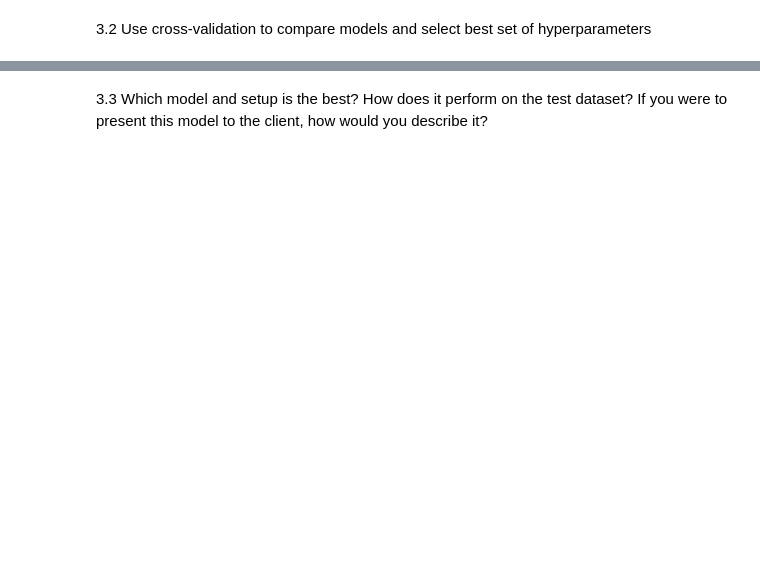
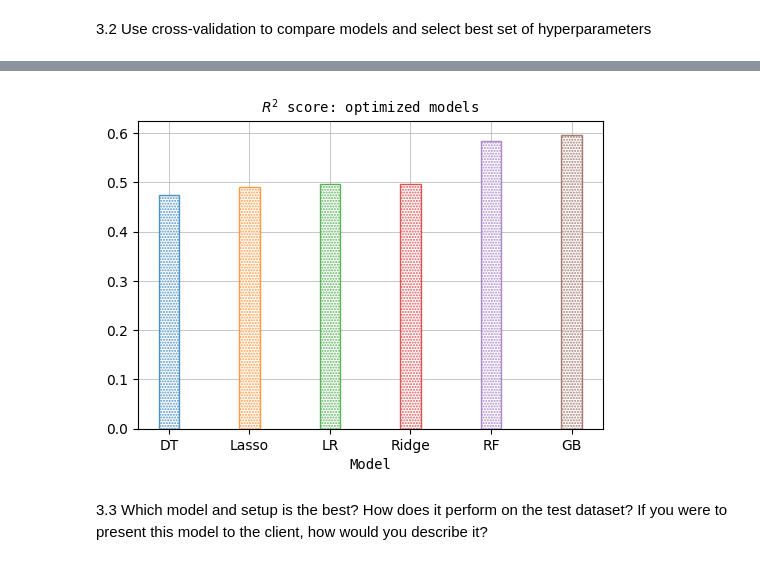
Before and after one commit to andrewha/mds2022, a Jupyter notebook: ML/ML_Week6_Final_Batyrov.ipynb, the cells around one changed output, grey strips where cells are left out. Saved outputs shown, nothing was run; the diff lists cells and outputs as text; code cells hidden in the pictures; blank space fills up the shorter version.

```diff
--- a/ML/ML_Week6_Final_Batyrov.ipynb
+++ b/ML/ML_Week6_Final_Batyrov.ipynb
@@ -1358,3 +1311,0 @@ model_rf.score(X_train, y_train), model_rf.score(X_test, y_test)
-# %%
-model_gb = make_pipeline(column_transformer_dt, GradientBoostingRegressor(n_estimators=90, max_depth=8))
-model_gb.fit(X_train, y_train)
@@ -1392,0 +1367,4 @@ cross_val_score(model_gb, X_train, y_train, cv=5, scoring='r2', n_jobs=-1)#.mean
+# %%
+model_best = Pipeline([('column_transformer', None), ('estimator', None)])
+grid_pipe = GridSearchCV(estimator=model_best, param_grid=param_grid, cv=5, scoring='r2', n_jobs=-1)
+grid_pipe.fit(X_train, y_train)
@@ -1392,0 +1397,12 @@ cross_val_score(model_gb, X_train, y_train, cv=5, scoring='r2', n_jobs=-1)#.mean
+# %%
+cv_results_df = pd.DataFrame(grid_pipe.cv_results_)
+# Extract the estimator's name
+cv_results_df['model'] = cv_results_df['param_estimator'].apply(lambda x: x.__str__()).str.split('(', expand=True)[0] \
+                            .str.replace('LinearRegression', 'LR') \
+                            .str.replace('DecisionTreeRegressor', 'DT') \
+                            .str.replace('RandomForestRegressor', 'RF') \
+                            .str.replace('GradientBoostingRegressor', 'GB')
+# %%
+print('Mean scores (optimized)')
+best_scores = cv_results_df.groupby('model')['mean_test_score'].max()
+print(best_scores.to_string(float_format=lambda x: f'{x:.2f}', header=False, name=False))
@@ -1393,2 +1417,6 @@ cross_val_score(model_gb, X_train, y_train, cv=5, scoring='r2', n_jobs=-1)#.mean
+# %%
+plot_bar(pd.DataFrame(best_scores).reset_index().sort_values(by='mean_test_score'), 'model', 'mean_test_score', 'Model', '$R^2$ score: optimized models')
+# %% [output]
+[figure, added]
 # %% [markdown]
 3.3 Which model and setup is the best? How does it perform on the test dataset? If you were to present this model to the client, how would you describe it?
```
Also changed, not shown: parts of 86 cells of this notebook.
